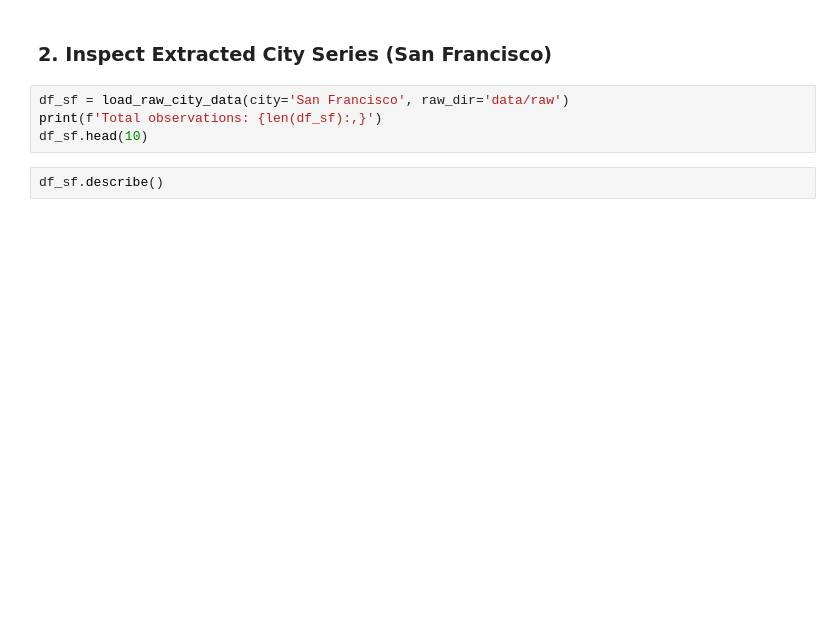
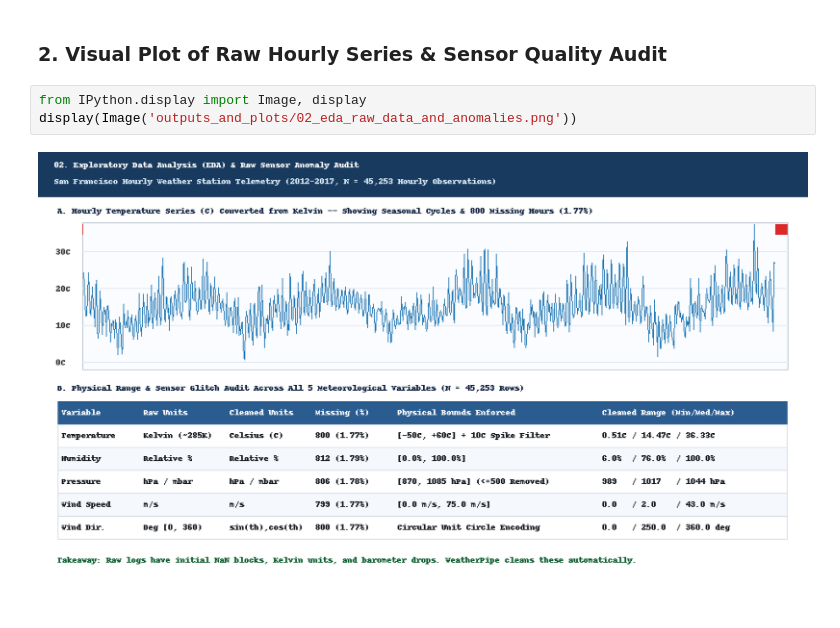
Before and after one commit to baidi-prob/DSTT-Project-Working, a Jupyter notebook: notebooks/01_exploratory_data_analysis.ipynb, the cells around one changed output. Cells and saved outputs as stored; diff of their text form; blank space fills up the shorter version.

Commit message:
feat(notebooks): add pre-executed .ipynb notebooks with full outputs, outputs_and_plots PNG folder, and remove unused files

```diff
--- a/notebooks/01_exploratory_data_analysis.ipynb
+++ b/notebooks/01_exploratory_data_analysis.ipynb
@@ -17,8 +46,7 @@ print('EDA Audit Complete. Summary saved to results/eda_summary.md')
-# %% [markdown]
-### 2. Inspect Extracted City Series (San Francisco)
-# %%
-df_sf = load_raw_city_data(city='San Francisco', raw_dir='data/raw')
-print(f'Total observations: {len(df_sf):,}')
-df_sf.head(10)
-# %%
-df_sf.describe()
+# %% [markdown]
+### 2. Visual Plot of Raw Hourly Series & Sensor Quality Audit
+# %%
+from IPython.display import Image, display
+display(Image('outputs_and_plots/02_eda_raw_data_and_anomalies.png'))
+# %% [output]
+[figure, added]
```
Also changed, not shown: parts of 6 cells of this notebook, 36 other files.
